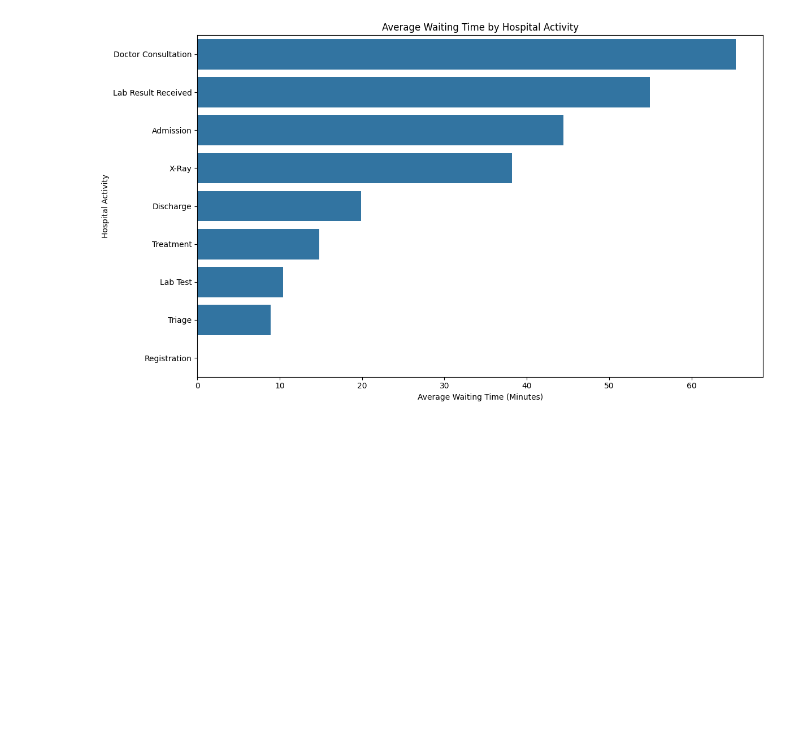
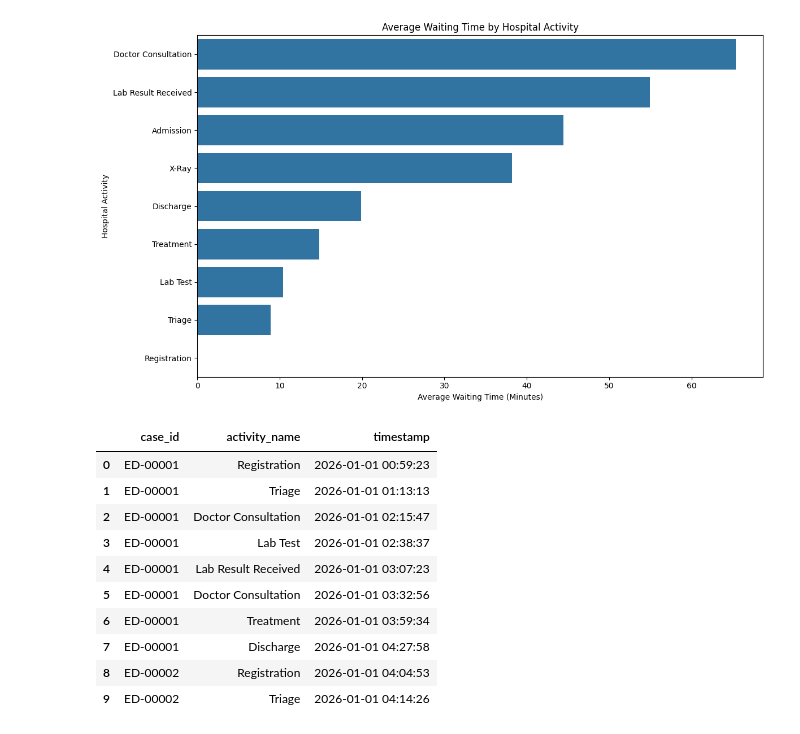
Before and after one commit to udayupmanyuu-spec/infotact-projects, a Jupyter notebook: Notebook/01_Dataset_understanding.ipynb, the cells around one changed output. Saved outputs shown, nothing was run; the diff lists cells and outputs as text; code cells hidden in the pictures; blank space fills up the shorter version.

```diff
--- a/Notebook/01_Dataset_understanding.ipynb
+++ b/Notebook/01_Dataset_understanding.ipynb
@@ -734,3 +734,21 @@ plt.tight_layout()
 plt.show()
 # %% [output]
 [figure]
+# %%
+event_log = df[["case_id", "activity_name", "timestamp"]].copy()
+
+event_log = event_log.sort_values(by=["case_id", "timestamp"]).reset_index(drop=True)
+
+event_log.head(10)
+# %% [output]
+|  | case_id | activity_name | timestamp |
+| 0 | ED-00001 | Registration | 2026-01-01 00:59:23 |
+| 1 | ED-00001 | Triage | 2026-01-01 01:13:13 |
+| 2 | ED-00001 | Doctor Consultation | 2026-01-01 02:15:47 |
+| 3 | ED-00001 | Lab Test | 2026-01-01 02:38:37 |
+| 4 | ED-00001 | Lab Result Received | 2026-01-01 03:07:23 |
+| 5 | ED-00001 | Doctor Consultation | 2026-01-01 03:32:56 |
+| 6 | ED-00001 | Treatment | 2026-01-01 03:59:34 |
+| 7 | ED-00001 | Discharge | 2026-01-01 04:27:58 |
+| 8 | ED-00002 | Registration | 2026-01-01 04:04:53 |
+| 9 | ED-00002 | Triage | 2026-01-01 04:14:26 |
```
Also changed, not shown: parts of 4 cells of this notebook.
